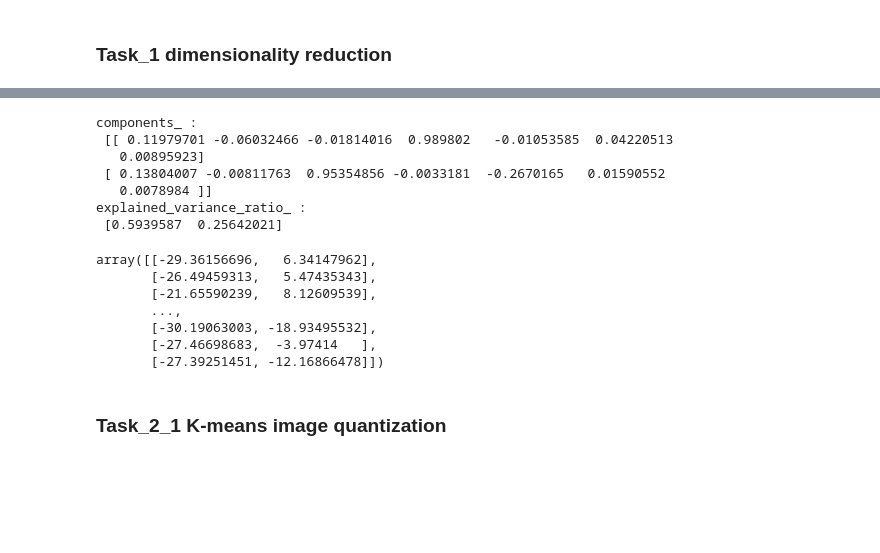
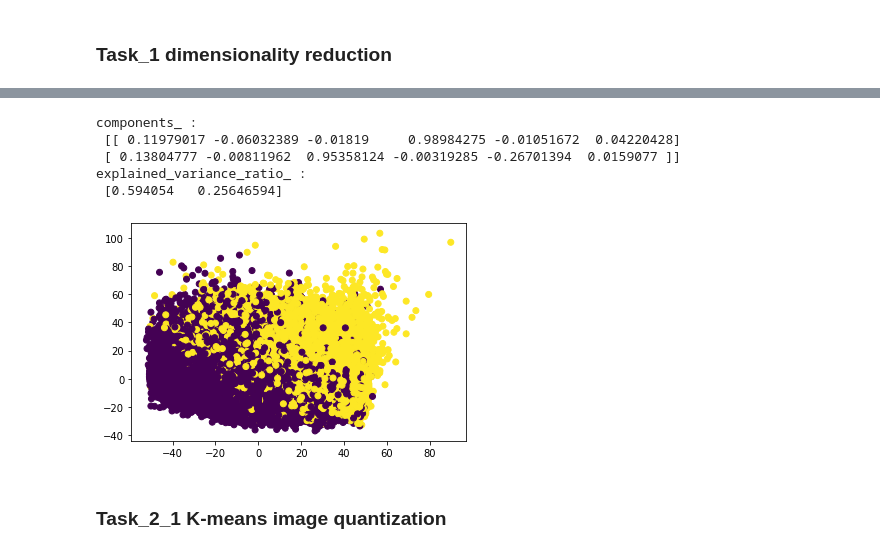
Before and after one commit to maariiyyaa/labs_and_other, a Jupyter notebook: lab3_unsupervised_learning.ipynb, the cells around one changed output, grey strips where cells are left out. Cells and saved outputs as stored; diff of their text form; code cells hidden in the pictures; blank space fills up the shorter version.

```diff
--- a/lab3_unsupervised_learning.ipynb
+++ b/lab3_unsupervised_learning.ipynb
@@ -36,23 +38,16 @@ features_df
 # %%
 pca = PCA(n_components=2)
 pca.fit(features_df)
 print(f'components_ :\n {pca.components_}')
 print(f'explained_variance_ratio_ :\n {pca.explained_variance_ratio_}')
 X = pca.transform(features_df)
 
-X
+plt.scatter(X[:,0], X[:,1], c=labels_df)
+plt.show()
 # %% [output]
 components_ :
- [[ 0.11979701 -0.06032466 -0.01814016  0.989802   -0.01053585  0.04220513
-   0.00895923]
- [ 0.13804007 -0.00811763  0.95354856 -0.0033181  -0.2670165   0.01590552
-   0.0078984 ]]
+ [[ 0.11979017 -0.06032389 -0.01819     0.98984275 -0.01051672  0.04220428]
+ [ 0.13804777 -0.00811962  0.95358124 -0.00319285 -0.26701394  0.0159077 ]]
 explained_variance_ratio_ :
- [0.5939587  0.25642021]
+ [0.594054   0.25646594]
-array([[-29.36156696,   6.34147962],
-       [-26.49459313,   5.47435343],
-       [-21.65590239,   8.12609539],
-       ...,
-       [-30.19063003, -18.93495532],
-       [-27.46698683,  -3.97414   ],
-       [-27.39251451, -12.16866478]])
+[figure, added]
```
Also changed, not shown: parts of 21 cells of this notebook.
